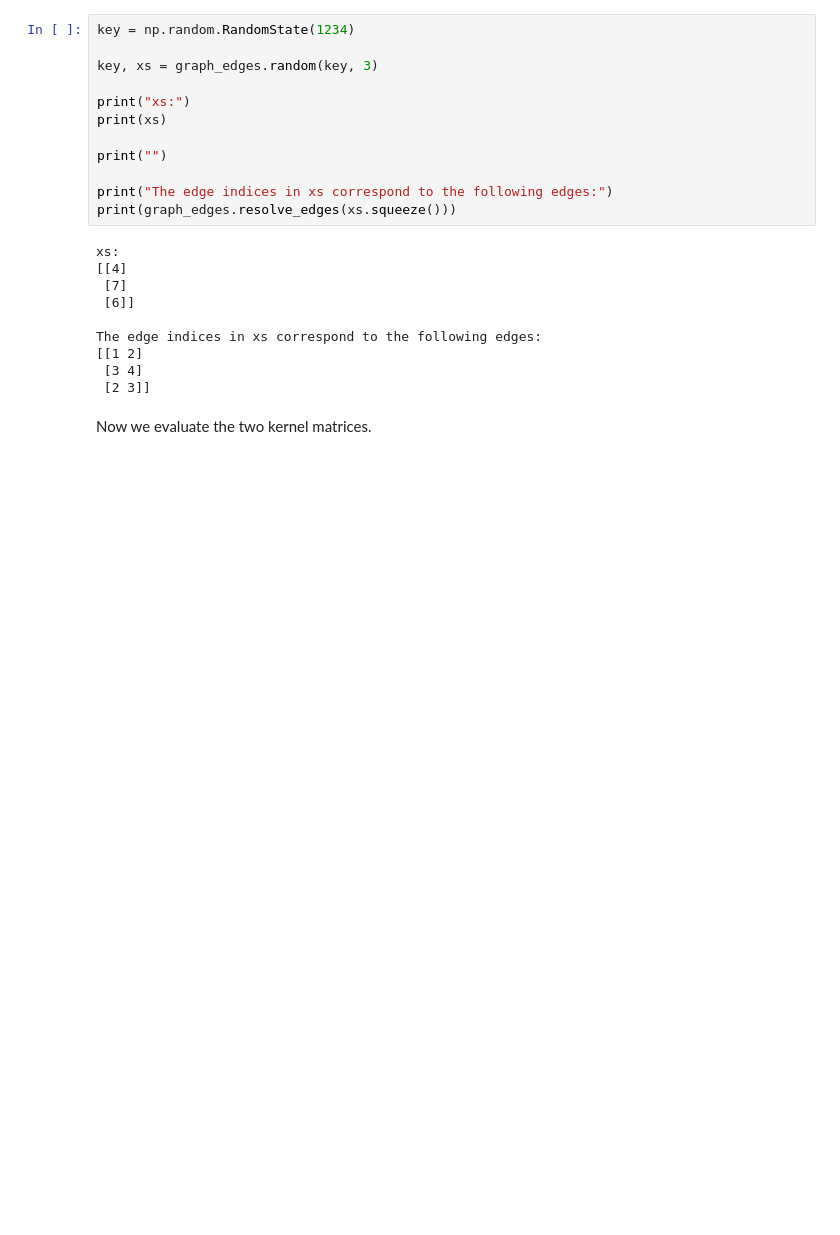
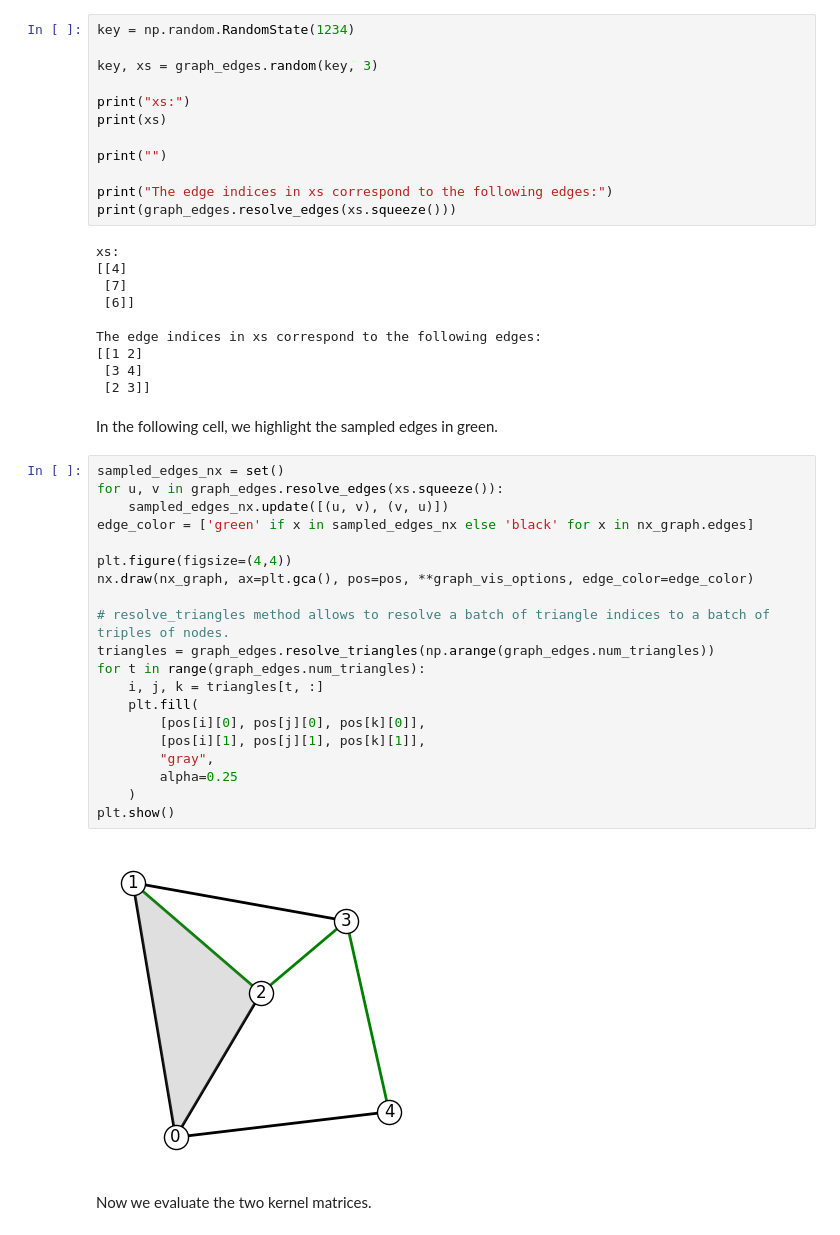
Before and after one commit to geometric-kernels/GeometricKernels, a Jupyter notebook: notebooks/GraphEdges.ipynb, the cells around one changed output. Drawn from its saved outputs; the diff is of its cells as text; blank space fills up the shorter version.

Commit message:
Update notebooks/GraphEdges.ipynb based on the review

```diff
--- a/notebooks/GraphEdges.ipynb
+++ b/notebooks/GraphEdges.ipynb
@@ -283,6 +284,30 @@ The edge indices in xs correspond to the following edges:
 [[1 2]
  [3 4]
  [2 3]]
+# %% [markdown]
+In the following cell, we highlight the sampled edges in green.
+# %%
+sampled_edges_nx = set()
+for u, v in graph_edges.resolve_edges(xs.squeeze()):
+    sampled_edges_nx.update([(u, v), (v, u)])
+edge_color = ['green' if x in sampled_edges_nx else 'black' for x in nx_graph.edges]
+
+plt.figure(figsize=(4,4))
+nx.draw(nx_graph, ax=plt.gca(), pos=pos, **graph_vis_options, edge_color=edge_color)
+
+# resolve_triangles method allows to resolve a batch of triangle indices to a batch of triples of nodes.
+triangles = graph_edges.resolve_triangles(np.arange(graph_edges.num_triangles))
+for t in range(graph_edges.num_triangles):
+    i, j, k = triangles[t, :]
+    plt.fill(
+        [pos[i][0], pos[j][0], pos[k][0]],
+        [pos[i][1], pos[j][1], pos[k][1]],
+        "gray",
+        alpha=0.25
+    )
+plt.show()
+# %% [output]
+[figure, added]
 # %% [markdown]
 Now we evaluate the two kernel matrices.
 # %%
```
Also changed, not shown: parts of 3 cells of this notebook.
